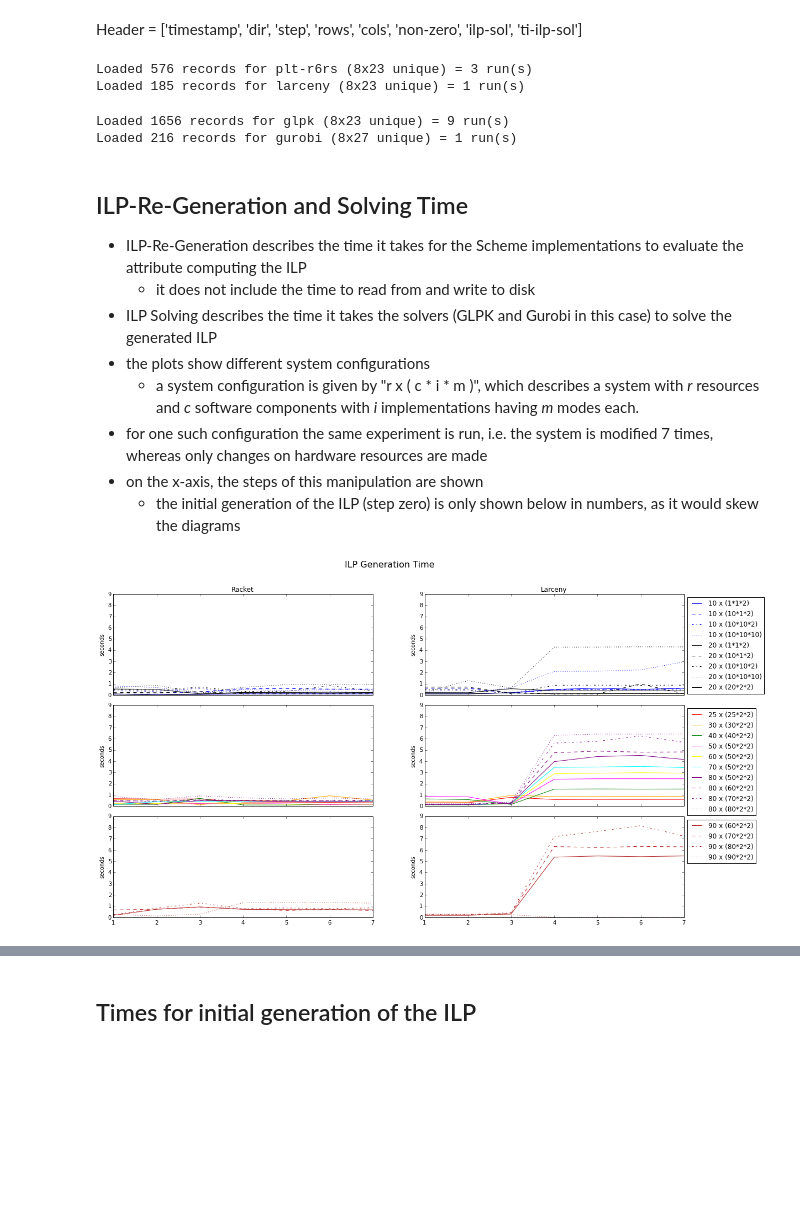
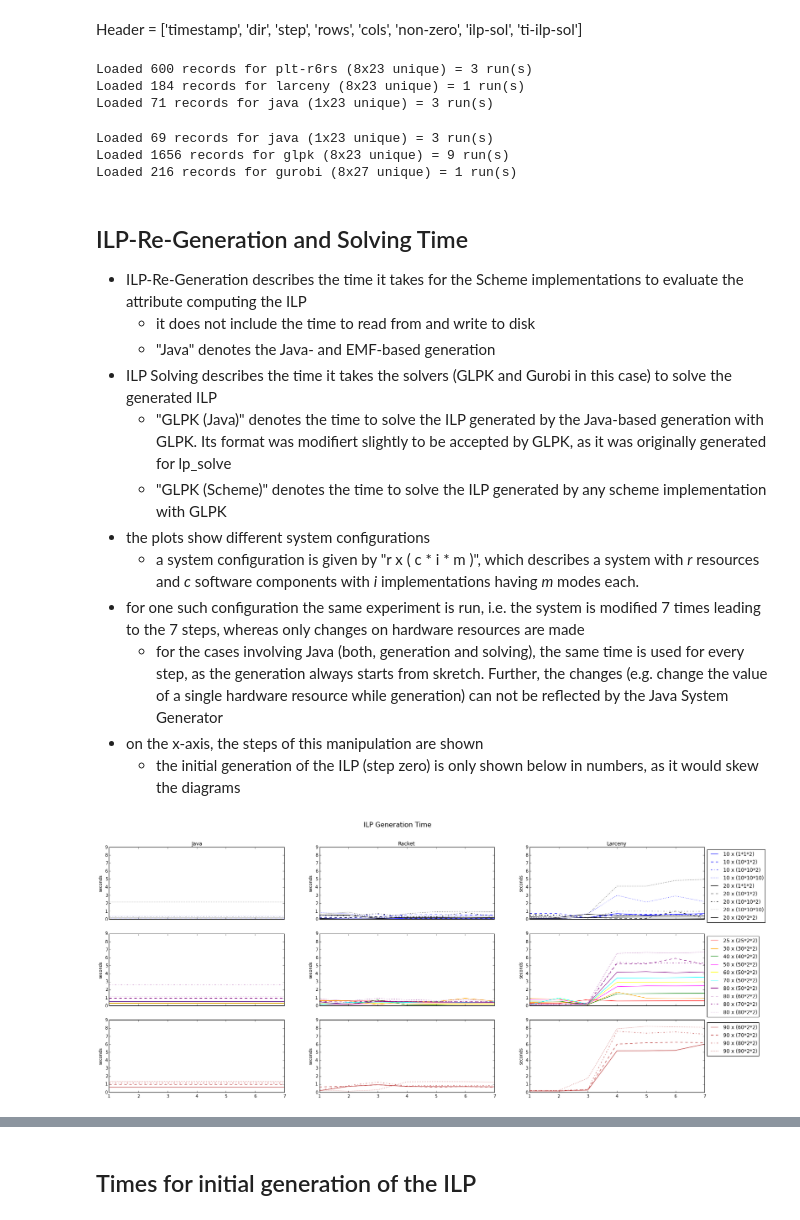
Before and after one commit to rene-schoene/racr-mquat, a Jupyter notebook: ilp-measurement.ipynb, the cells around one changed output, grey strips where cells are left out. Drawn from its saved outputs; the diff is of its cells as text; code cells hidden in the pictures; blank space fills up the shorter version.

Commit message:
Include measurements from Java-based generation and solving.
- still poor larceny outcome

```diff
--- a/ilp-measurement.ipynb
+++ b/ilp-measurement.ipynb
@@ -83,27 +88,18 @@ def read_gen_result(impl):
 Header = ['timestamp', 'dir', 'step', 'rows', 'cols', 'non-zero', 'ilp-sol', 'ti-ilp-sol']
 # %%
 racket_dat  = read_gen_result('plt-r6rs')
-larceny_dat = read_gen_result('larceny')
+larceny_dat = read_gen_result('larceny', since = datetime(2015,6,8,0,0,0))
+java_dat    = read_gen_result('java')
 # %% [output]
-Loaded 576 records for plt-r6rs (8x23 unique) = 3 run(s)
-Loaded 185 records for larceny (8x23 unique) = 1 run(s)
+Loaded 600 records for plt-r6rs (8x23 unique) = 3 run(s)
+Loaded 184 records for larceny (8x23 unique) = 1 run(s)
+Loaded 71 records for java (1x23 unique) = 3 run(s)
-# %%
-def read_sol_result(solver):
-    s = 'profiling/sol-{0}-results.csv'.format(solver)
-    def mkdate(text):
-        return datetime.strptime(text, '%Y-%m-%dT%H:%M:%S.%f')
-    def mkstep(text):
-        return int(text[0:2])
-    sdat = np.genfromtxt(s, delimiter=',', names=True, dtype=('datetime64[us]', int, int, int, int, int, float, float),
-                        converters={'timestamp':mkdate, 'step':mkstep})
-    sdat2 = get_average_times(sdat, 1, 2, 7).transpose()
-    print 'Loaded {0} records for {1} ({2[0]}x{2[1]} unique) = {3} run(s)'.format(
-        len(sdat), solver, sdat2.shape, len(sdat)/sdat2.size)
-    return sdat2
 # %%
-glpk_dat   = read_sol_result('glpk')
-gurobi_dat = read_sol_result('gurobi')
+java_glpk_dat = read_sol_result('java')
+glpk_dat      = read_sol_result('glpk')
+gurobi_dat    = read_sol_result('gurobi')
 # %% [output]
+Loaded 69 records for java (1x23 unique) = 3 run(s)
 Loaded 1656 records for glpk (8x23 unique) = 9 run(s)
 Loaded 216 records for gurobi (8x27 unique) = 1 run(s)
 # %%
@@ -118,53 +114,62 @@ for i in xrange(len(specs)):
         current_plot = 0
     params.append([ax_nr, racket_dat[START_STEP:,i], larceny_dat[START_STEP:,i],
                    glpk_dat[:,i], gurobi_dat[:,i],
-                   line_def[i], color_def[i], '{2:d} x ({4}*{5}*{6})'.format(*specs[i])])
+                   line_def[i], color_def[i], '{2:d} x ({4}*{5}*{6})'.format(*specs[i]),
+                   java_dat[:,i], java_glpk_dat[:,i]])
     last_res = current_res
 # %% [markdown]
 ## ILP-Re-Generation and Solving Time
 
 - ILP-Re-Generation describes the time it takes for the Scheme implementations to evaluate the attribute computing the ILP
     - it does not include the time to read from and write to disk
+    - "Java" denotes the Java- and EMF-based generation
 - ILP Solving describes the time it takes the solvers (GLPK and Gurobi in this case) to solve the generated ILP
+    - "GLPK (Java)" denotes the time to solve the ILP generated by the Java-based generation with GLPK. Its format was modifiert slightly to be accepted by GLPK, as it was originally generated for lp_solve
+    - "GLPK (Scheme)" denotes the time to solve the ILP generated by any scheme implementation with GLPK
 - the plots show different system configurations
     - a system configuration is given by "r x ( c \* i \* m )", which describes a system with *r* resources and *c* software components with *i* implementations having *m* modes each.
-- for one such configuration the same experiment is run, i.e. the system is modified 7 times, whereas only changes on hardware resources are made
+- for one such configuration the same experiment is run, i.e. the system is modified 7 times leading to the 7 steps, whereas only changes on hardware resources are made
+    - for the cases involving Java (both, generation and solving), the same time is used for every step, as the generation always starts from skretch. Further, the changes (e.g. change the value of a single hardware resource while generation) can not be reflected by the Java System Generator
 - on the x-axis, the steps of this manipulation are shown
     - the initial generation of the ILP (step zero) is only shown below in numbers, as it would skew the diagrams
 # %%
 # needed number of axes equals ax_nr+1 now
-f, ax_arr = plt.subplots(nrows = ax_nr+1, ncols = 2, sharex=True, sharey=True)
-f.set_size_inches(18.5,10.5)
+f, ax_arr = plt.subplots(nrows = ax_nr+1, ncols = 3, sharex=True, sharey=True)
+f.set_size_inches(25.5,10.5)
 one_plot = ax_arr.shape[1] == 1
 
 lines, labels = [], []
 for p in params:
     ax_tup = ax_arr if one_plot else ax_arr[p[0]]
-    ax_r = ax_tup[0]
-    ax_l = ax_tup[1]
+    ax_j = ax_tup[0]
+    ax_r = ax_tup[1]
+    ax_l = ax_tup[2]
 #    x_g = np.array(xrange(1,len(p[1])+1)) # start at one, since first gen-time is cut
     x_g = np.array(xrange(START_STEP,len(p[1])+START_STEP)) # start at zero
+    line_java    = ax_j.plot(x_g, p[8][0]*np.ones(len(p[1])), ls = p[5], c = p[6], label = p[7])
     line_racket  = ax_r.plot(x_g, p[1], ls = p[5], c = p[6], label = p[7])
     line_larceny = ax_l.plot(x_g, p[2], ls = p[5], c = p[6], label = p[7])
     ax_l.legend(loc='upper left', bbox_to_anchor=(1, 1))
+    ax_j.set_ylabel('seconds')
     ax_r.set_ylabel('seconds')
     ax_l.set_ylabel('seconds')
     lines.append(line_racket[0])
     labels.append(p[7])
 
 first_ax = ax_arr if one_plot else ax_arr[0]
 plt.suptitle('ILP Generation Time', fontsize = 16)
-first_ax[0].set_title('Racket')
-first_ax[1].set_title('Larceny')
+first_ax[0].set_title('Java')
+first_ax[1].set_title('Racket')
+first_ax[2].set_title('Larceny')
 
 # Fine-tune figure; make subplots close to each other and hide x ticks for
 # all but bottom plots.
-f.subplots_adjust(hspace=0.1)
-plt.setp([a.get_xticklabels() for a in f.axes[:-2]], visible=False)
+f.subplots_adjust(hspace=0.2)
+plt.setp([a.get_xticklabels() for a in f.axes[:-3]], visible=False)
 plt.setp([a.get_yticklabels() for a in f.axes], visible=True)
 plt.savefig('gen.pdf')
 plt.savefig('gen.png')
 plt.show()
 # %% [output]
-[figure, old version]
+[figure, new version]
 # %%
```
Also changed, not shown: parts of 4 cells of this notebook, 3 other files.
